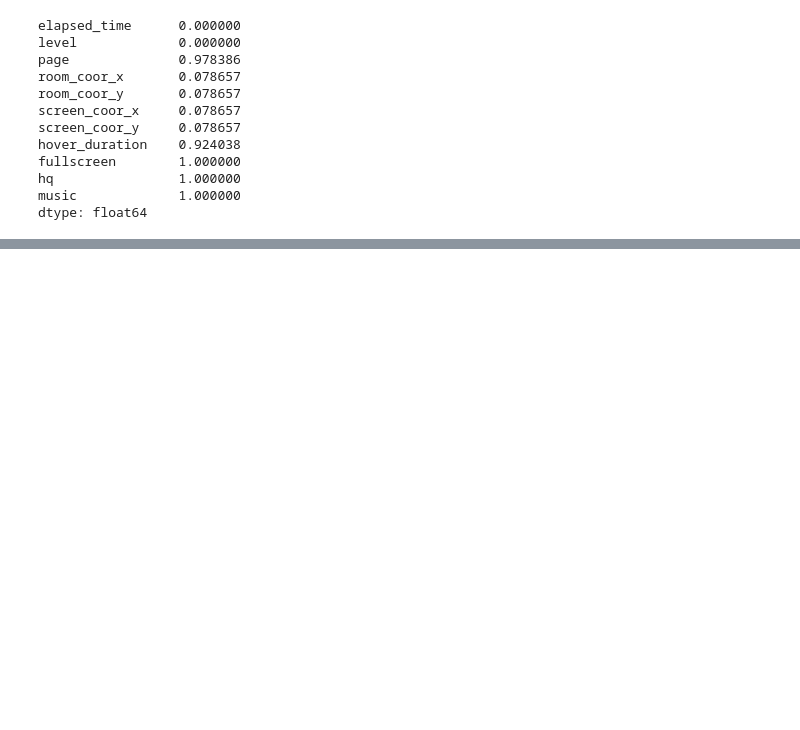
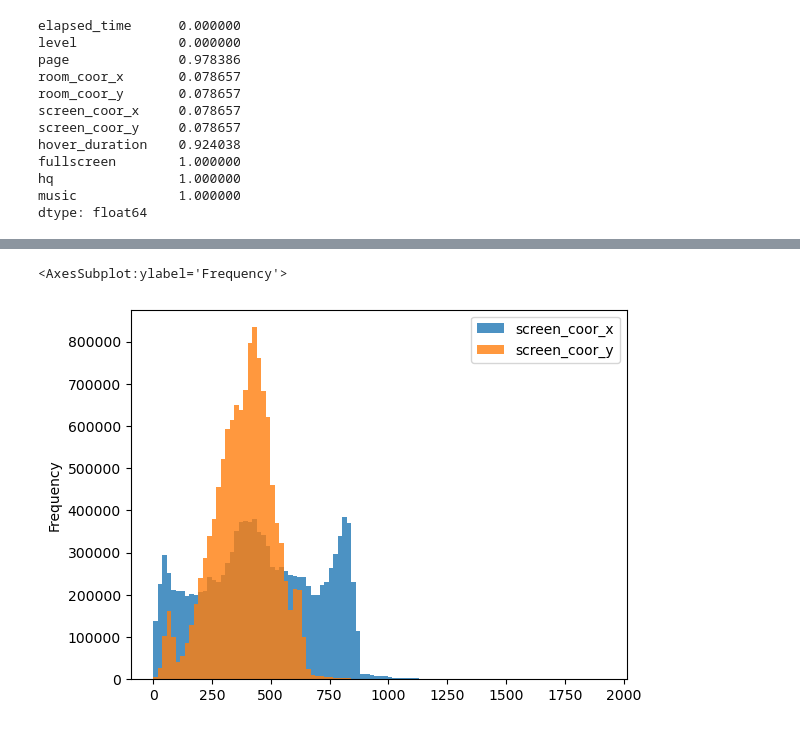
Before and after one commit to konumaru/predict_student_performance, a Jupyter notebook: notebook/eda.ipynb, the cells around one changed output, grey strips where cells are left out. Cells and saved outputs as stored; diff of their text form; code cells hidden in the pictures; blank space fills up the shorter version.

```diff
--- a/notebook/eda.ipynb
+++ b/notebook/eda.ipynb
@@ -464,0 +486,5 @@ dtype: float64
+# %%
+train[["screen_coor_x", "screen_coor_y"]].plot(kind="hist", bins=100, xlabel="screen_coor", ylabel="count", alpha=0.8)
+# %% [output]
+<AxesSubplot:ylabel='Frequency'>
+[figure, added]
```
Also changed, not shown: parts of 15 cells of this notebook, 4 other files.
